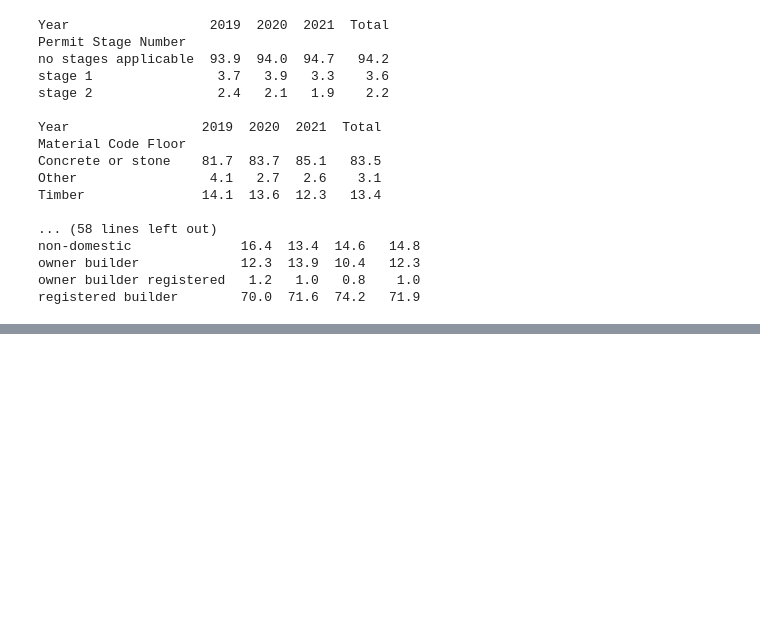
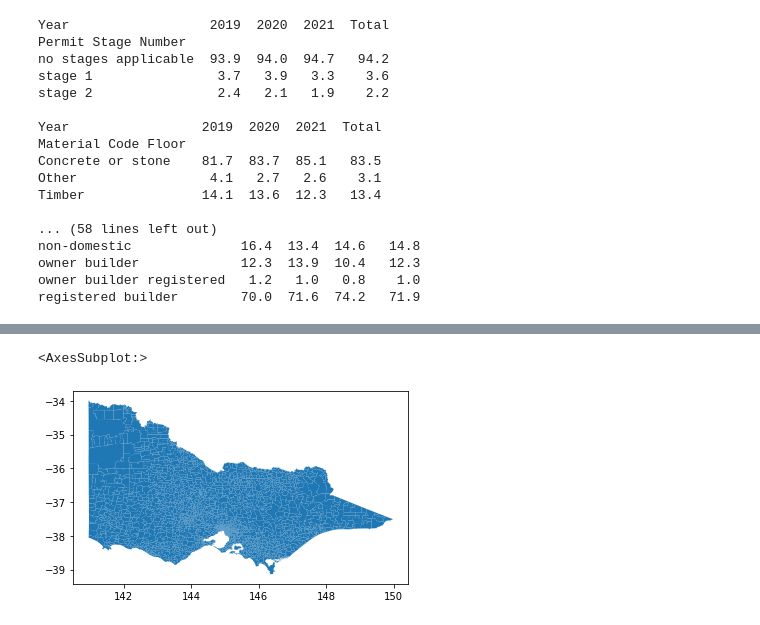
Before and after one commit to CaroPattle/bicycle_data_melbourne, a Jupyter notebook: planning_permits/planning_permit_analysis.ipynb, the cells around one changed output, grey strips where cells are left out. Saved outputs shown, nothing was run; the diff lists cells and outputs as text; code cells hidden in the pictures; blank space fills up the shorter version.

```diff
--- a/planning_permits/planning_permit_analysis.ipynb
+++ b/planning_permits/planning_permit_analysis.ipynb
@@ -292,0 +311,16 @@ registered builder        70.0  71.6  74.2   71.9
+# %%
+import requests
+import json
+import geopandas as gpd
+
+# Get ABS ASGS 2016 suburb data from AURIN open api https://aurin.org.au/resources/aurin-apis/
+suburbs = 'https://openapi.aurin.org.au//public/wfs?request=getFeature&version=1.0.0&outputFormat=json&typename=aurin:datasource-AU_Govt_ABS-UoM_AURIN_DB_GeoLevel_ssc_2016_aust'
+r = requests.get(suburbs)
+data = r.json()
+# %%
+gdf = gpd.GeoDataFrame.from_features(data['features'])
+gdf = gdf[gdf['state_name_2016']=='Victoria']
+gdf.plot()
+# %% [output]
+<AxesSubplot:>
+[figure, added]
```
Also changed, not shown: parts of 10 cells of this notebook, 1 other file.
